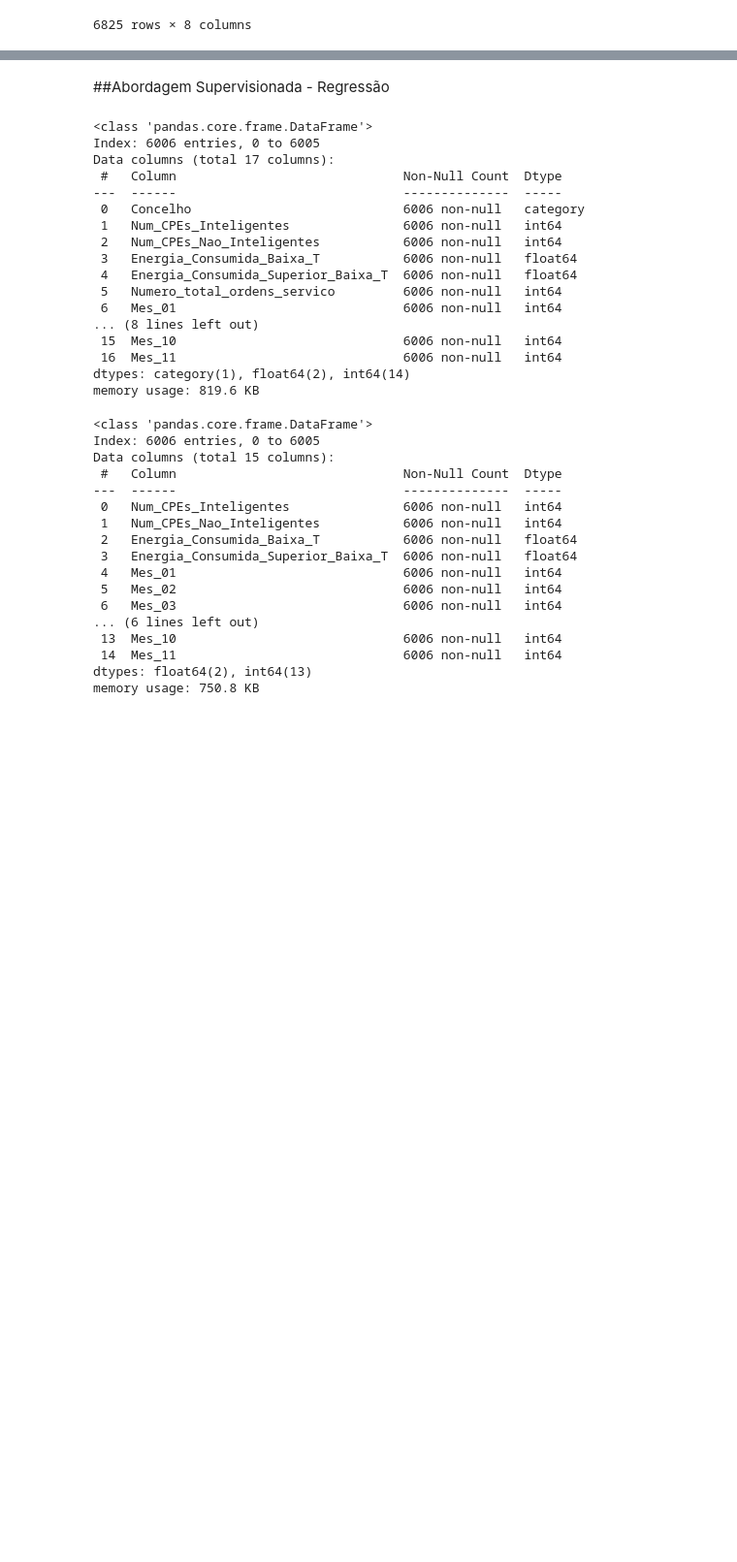
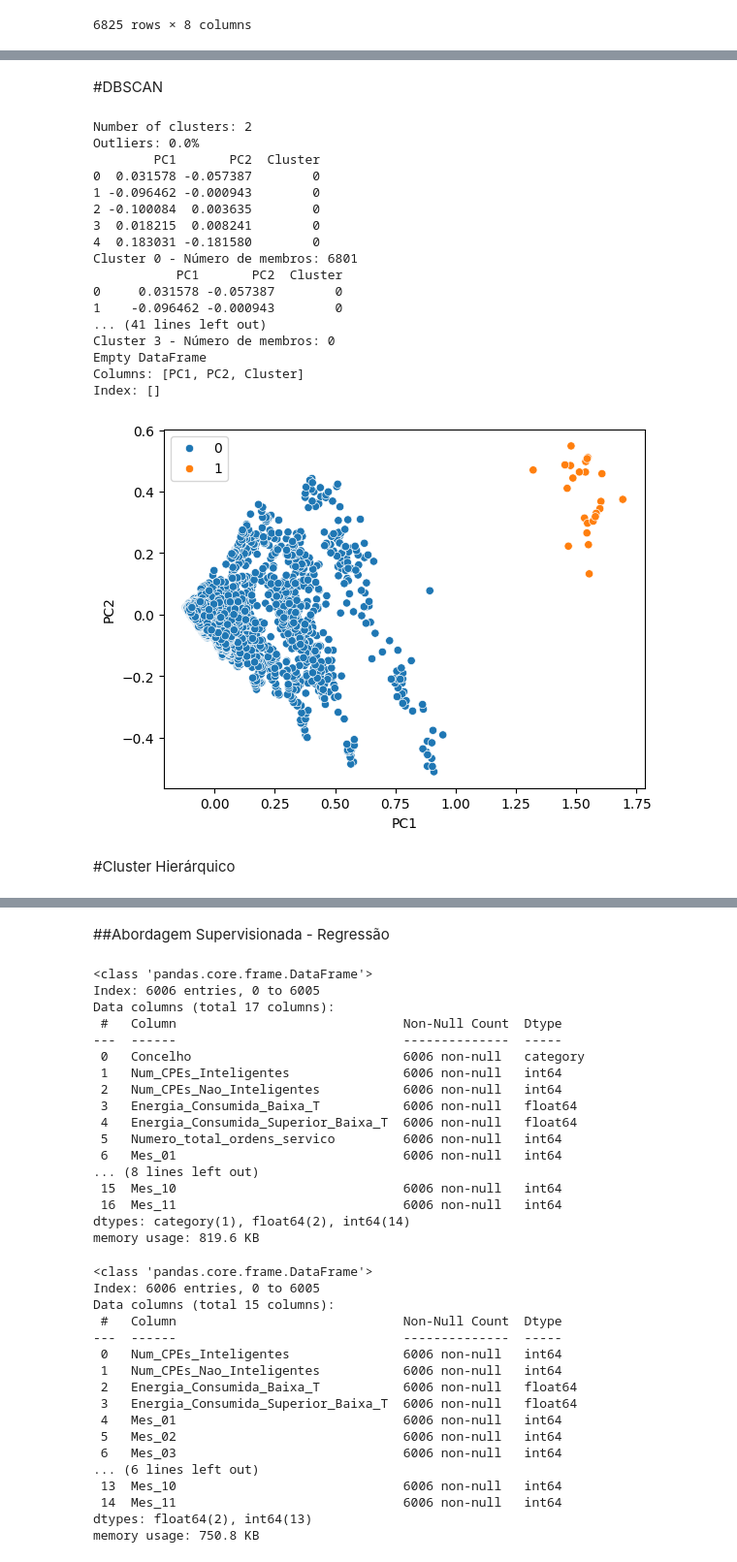
Before and after one commit to MikaZico36/DECDProject, a Jupyter notebook: DecdProject.ipynb, the cells around one changed output, grey strips where cells are left out. Shown at 97% size. Cells and saved outputs as stored; diff of their text form; code cells hidden in the pictures; blank space fills up the shorter version.

```diff
--- a/DecdProject.ipynb
+++ b/DecdProject.ipynb
@@ -565,0 +566,39 @@ Cluster 0 - Número de membros: 4683
+# %% [markdown]
+#DBSCAN
+# %%
+dbscan = DBSCAN(eps=0.5, min_samples=5).fit(pca_df)
+print(f'Number of clusters: {len(set(dbscan.labels_) - {-1})}')
+print(f'Outliers: {sum(dbscan.labels_ == -1)*100 / len(dbscan.labels_)}%')
+sns.scatterplot(pca_df, x='PC1', y='PC2', hue=dbscan.labels_);
+
+
+
+cluster_labels = dbscan.labels_
+
+pca_df['Cluster'] = cluster_labels
+print(pca_df.head())
+for cluster_id in range(4):
+    cluster_members = pca_df[pca_df['Cluster'] == cluster_id]
+    print(f"Cluster {cluster_id} - Número de membros: {len(cluster_members)}")
+    print(cluster_members)
+# %% [output]
+Number of clusters: 2
+Outliers: 0.0%
+        PC1       PC2  Cluster
+0  0.031578 -0.057387        0
+1 -0.096462 -0.000943        0
+2 -0.100084  0.003635        0
+3  0.018215  0.008241        0
+4  0.183031 -0.181580        0
+Cluster 0 - Número de membros: 6801
+           PC1       PC2  Cluster
+0     0.031578 -0.057387        0
+1    -0.096462 -0.000943        0
+... (41 lines left out)
+Cluster 3 - Número de membros: 0
+Empty DataFrame
+Columns: [PC1, PC2, Cluster]
+Index: []
+[figure, added]
+# %% [markdown]
+#Cluster Hierárquico
```
Also changed, not shown: parts of 9 cells of this notebook.
